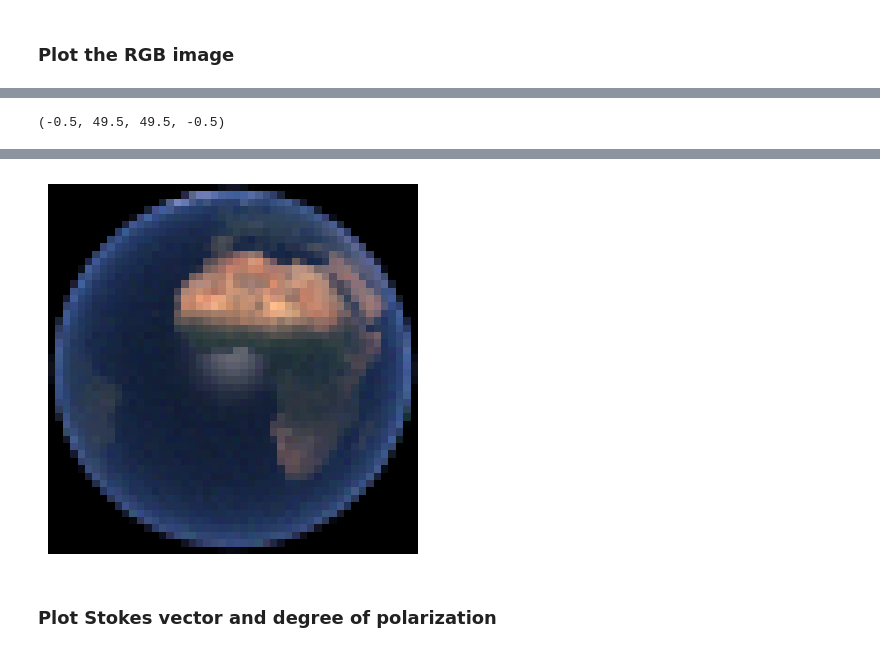
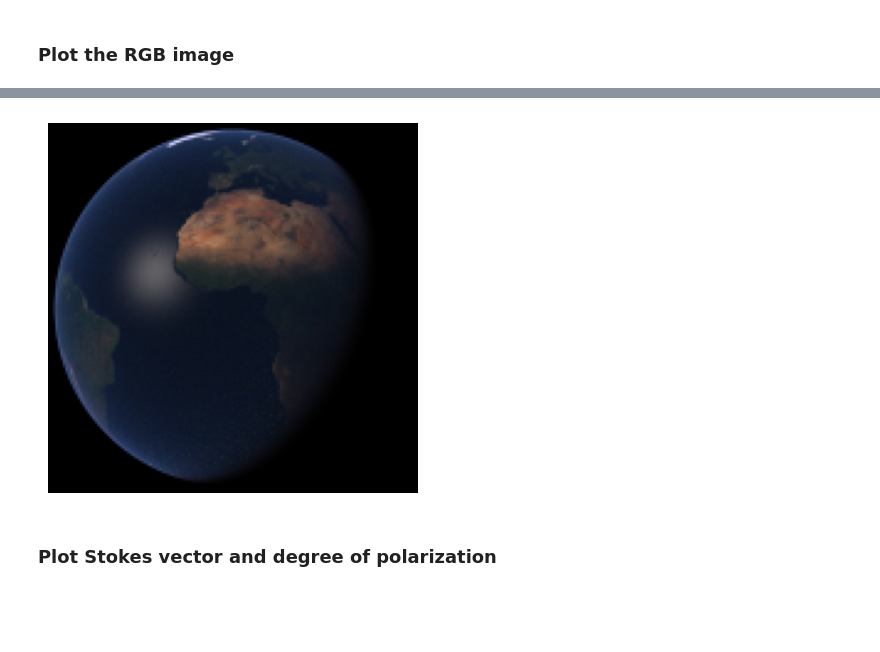
Before and after one commit to eradiate/eradiate-training-20251016, a Jupyter notebook: 07_global_simulation/global_simulation.ipynb, the cells around one changed output, grey strips where cells are left out. Drawn from its saved outputs; the diff is of its cells as text; code cells hidden in the pictures; blank space fills up the shorter version.

```diff
--- a/07_global_simulation/global_simulation.ipynb
+++ b/07_global_simulation/global_simulation.ipynb
@@ -282,15 +280,16 @@ id_simulation='geostationary_image_summer'
 # number of samples
 N=100
 # number of pixels (x and y) of the perspective camera
-Npixel=50
+Npixel=150
 
-sza=80
-saa=270
+# Sun position
+sza=70
+saa=220
 
-i_w=0
+# Target where the camera points at
+target=np.array([0,0,0])
 
-target=np.array([0, 0,0])
-# Initializ an array to store the results for the 3 wavelengths, 4 corresponds to Stokes vector components
+# Initialize an array to store the results for the 3 wavelengths, 4 corresponds to Stokes vector components
 radiance=np.zeros((len(w),4, Npixel, Npixel)) # numpy array to save results
 
 # Run simulations for 3 wavelengths
@@ -323,7 +322,6 @@ image/=image.max()
 plt.imshow(image**(1./1.2), alpha=1.0)
 plt.axis('off')
 
-#plt.imsave(f"image_{sim_name}.png", image)
+plt.imsave(f"image_{id_simulation}.png", image)
 # %% [output]
 [interactive output not drawn]
-(-0.5, 49.5, 49.5, -0.5)
@@ -331,4 +328,4 @@ plt.axis('off')
-[figure, old version]
+[figure, new version]
 # %% [markdown]
 ### Plot Stokes vector and degree of polarization
 # %%
```
Also changed, not shown: parts of 6 cells of this notebook.
